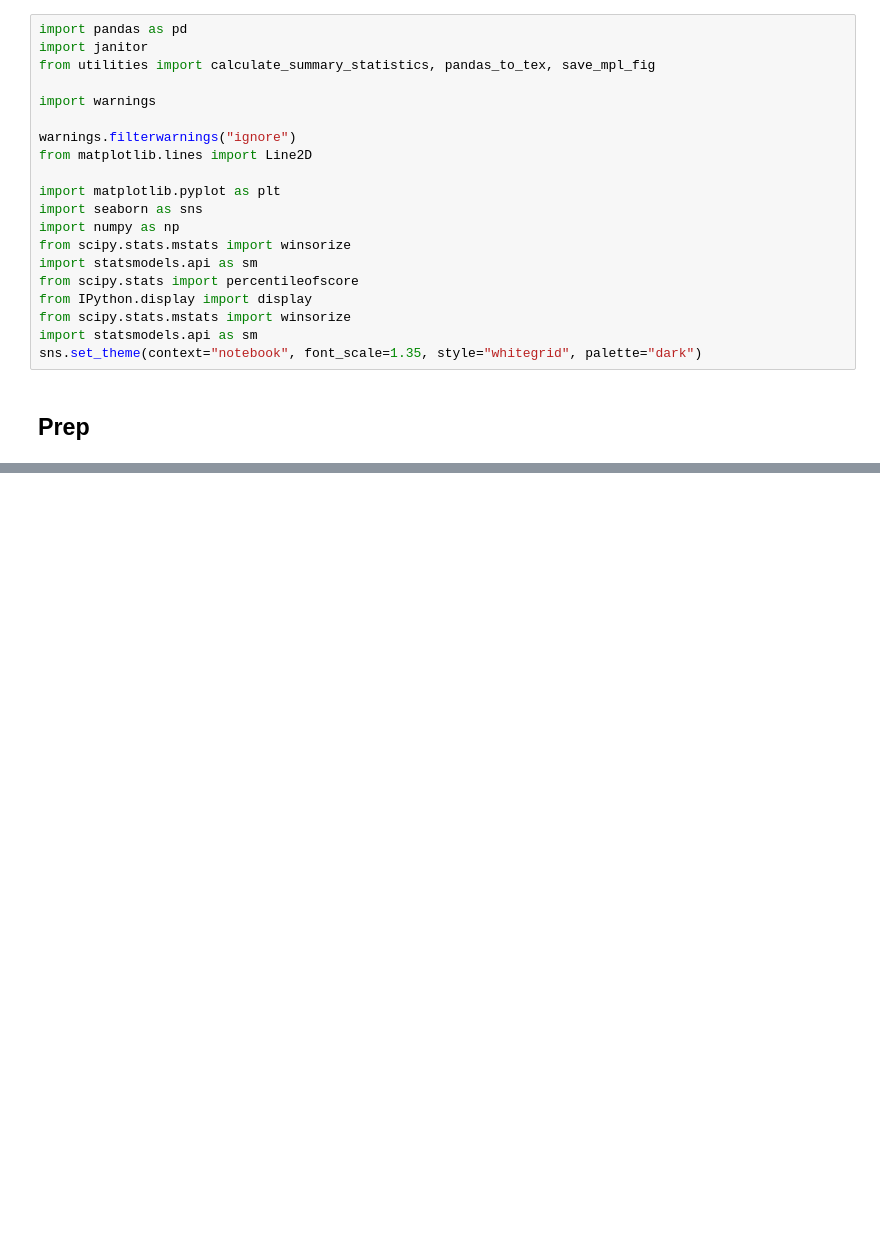
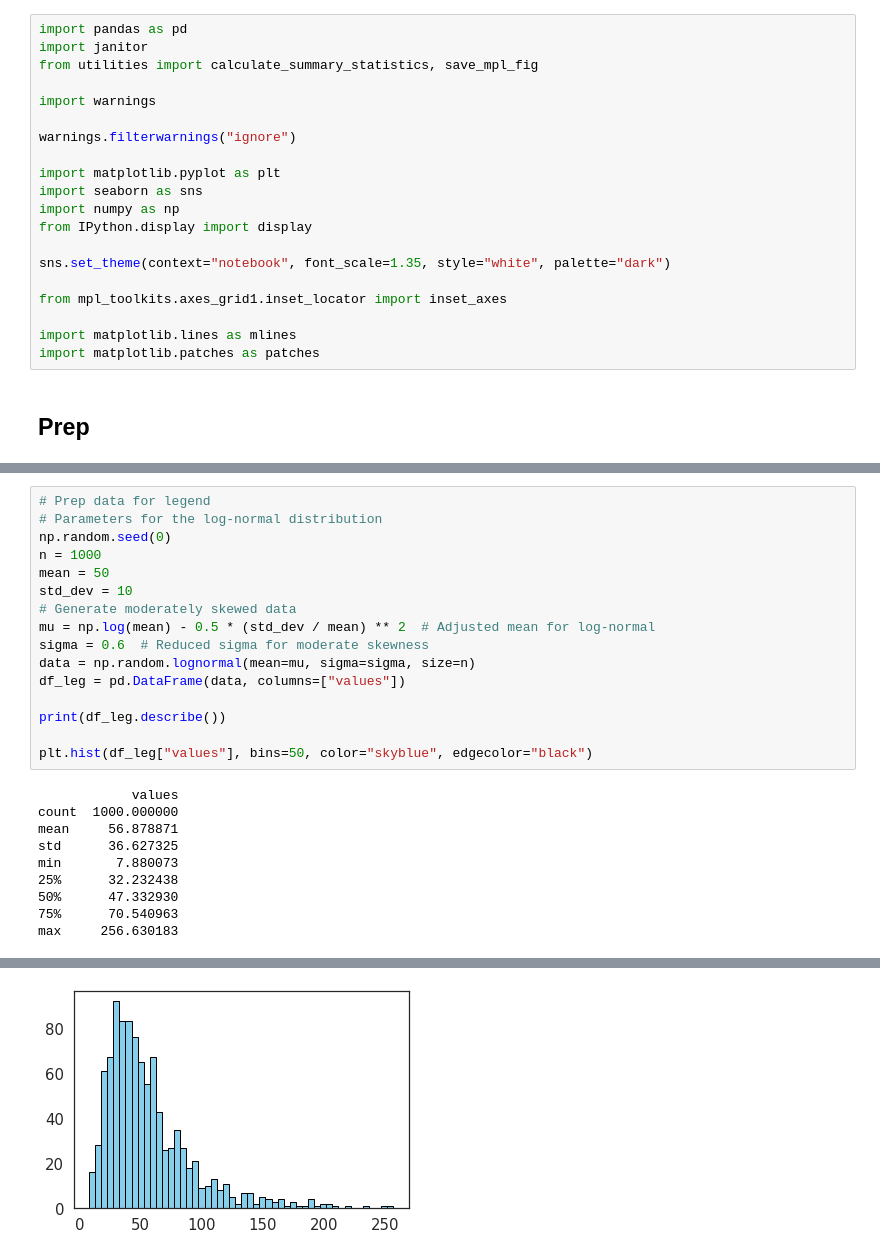
Before and after one commit to themains/bad_domains, a Jupyter notebook: scripts/maliciousness-duration.ipynb, the cells around one changed output, grey strips where cells are left out. Drawn from its saved outputs; the diff is of its cells as text; blank space fills up the shorter version.

```diff
--- a/scripts/maliciousness-duration.ipynb
+++ b/scripts/maliciousness-duration.ipynb
@@ -1,23 +1,23 @@
 # %%
 import pandas as pd
 import janitor
-from utilities import calculate_summary_statistics, pandas_to_tex, save_mpl_fig
+from utilities import calculate_summary_statistics, save_mpl_fig
 
 import warnings
 
 warnings.filterwarnings("ignore")
-from matplotlib.lines import Line2D
 
 import matplotlib.pyplot as plt
 import seaborn as sns
 import numpy as np
-from scipy.stats.mstats import winsorize
-import statsmodels.api as sm
-from scipy.stats import percentileofscore
 from IPython.display import display
-from scipy.stats.mstats import winsorize
-import statsmodels.api as sm
-sns.set_theme(context="notebook", font_scale=1.35, style="whitegrid", palette="dark")
+
+sns.set_theme(context="notebook", font_scale=1.35, style="white", palette="dark")
+
+from mpl_toolkits.axes_grid1.inset_locator import inset_axes
+
+import matplotlib.lines as mlines
+import matplotlib.patches as patches
 # %% [markdown]
 ## Prep
 # %%
@@ -421,0 +192,26 @@ plt.tight_layout()
+# %%
+# Prep data for legend
+# Parameters for the log-normal distribution
+np.random.seed(0)
+n = 1000
+mean = 50
+std_dev = 10
+# Generate moderately skewed data
+mu = np.log(mean) - 0.5 * (std_dev / mean) ** 2  # Adjusted mean for log-normal
+sigma = 0.6  # Reduced sigma for moderate skewness
+data = np.random.lognormal(mean=mu, sigma=sigma, size=n)
+df_leg = pd.DataFrame(data, columns=["values"])
+
+print(df_leg.describe())
+
+plt.hist(df_leg["values"], bins=50, color="skyblue", edgecolor="black")
+# %% [output]
+            values
+count  1000.000000
+mean     56.878871
+std      36.627325
+min       7.880073
+25%      32.232438
+50%      47.332930
+75%      70.540963
+max     256.630183
@@ -421,0 +236 @@ plt.tight_layout()
+[figure, added]
```
Also changed, not shown: parts of 30 cells of this notebook, 1 other file.
